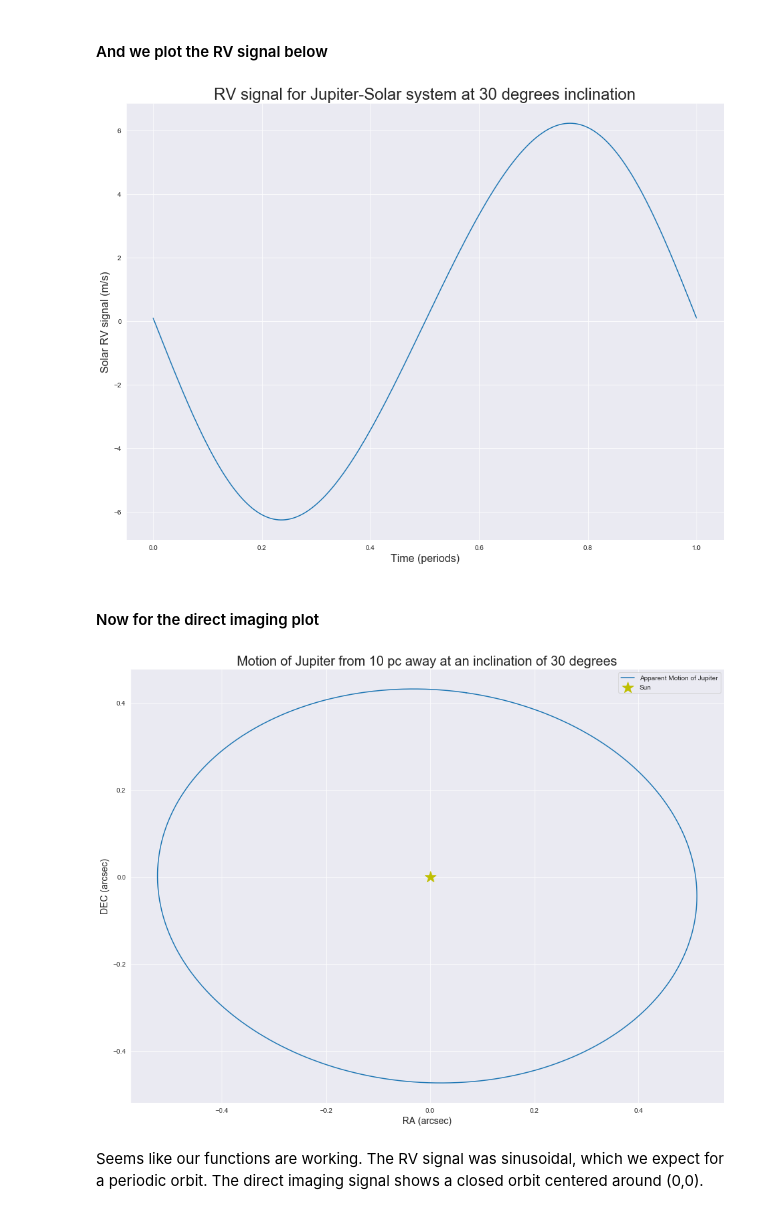
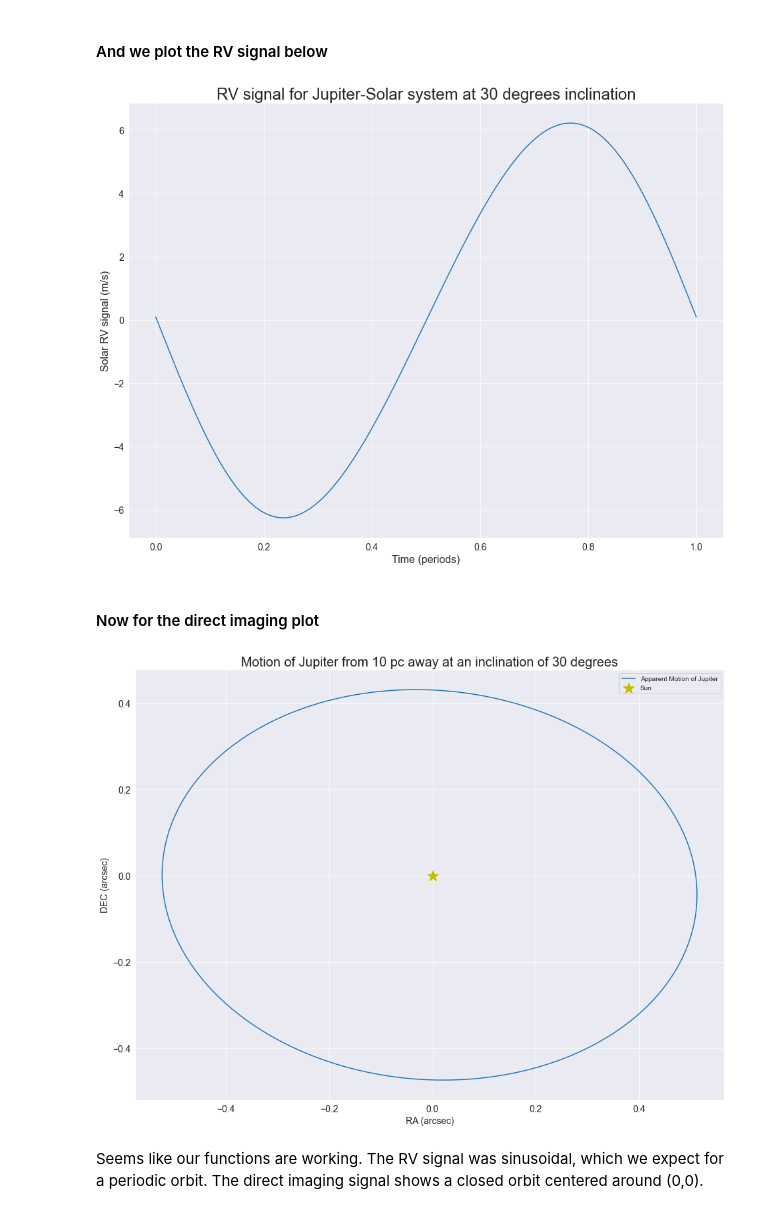
Before and after one commit to m4ese/astroResearchMethods, a Jupyter notebook: FinalProject.ipynb, the cells around one changed output. Saved outputs shown, nothing was run; the diff lists cells and outputs as text; code cells hidden in the pictures.

```diff
--- a/FinalProject.ipynb
+++ b/FinalProject.ipynb
@@ -493,32 +493,40 @@ ras_decs_jup = (ras_decs_jup*un.rad).to(un.arcsec)
 # %%
 sns.set_style('darkgrid')
 fig = plt.figure(figsize = (16,12))
+ax = fig.add_subplot()
+
 plt.plot(t/P,v_primes)
 
-plt.xlabel('Time (periods)',fontsize = 16)
-plt.ylabel('Solar RV signal (m/s)',fontsize = 16)
-plt.title('RV signal for Jupiter-Solar system at 30 degrees inclination',fontsize = 24)
+ax.set_xlabel('Time (periods)',fontsize = 16)
+ax.set_ylabel('Solar RV signal (m/s)',fontsize = 16)
+ax.set_title('RV signal for Jupiter-Solar system at 30 degrees inclination',fontsize = 24)
+
+plt.xticks(fontsize = 14)
+plt.yticks(fontsize = 14)
 
 plt.show()
 # %% [output]
-[figure, old version]
+[figure, new version]
 # %% [markdown]
 #### Now for the direct imaging plot
 # %%
 fig = plt.figure(figsize = (16,12))
 
 plt.plot(ras_decs_jup[:,0],ras_decs_jup[:,1],label='Apparent Motion of Jupiter')
 plt.scatter(0,0,marker = '*',s = 300,color = 'y',label ='Sun')
 
 plt.xlabel('RA (arcsec)',fontsize = 14)
 plt.ylabel('DEC (arcsec)',fontsize = 14)
 
 plt.title('Motion of Jupiter from 10 pc away at an inclination of 30 degrees',fontsize = 20)
 
+plt.xticks(fontsize = 14)
+plt.yticks(fontsize = 14)
+
 plt.legend()
 plt.show()
 # %% [output]
-[figure, old version]
+[figure, new version]
 # %% [markdown]
 Seems like our functions are working. The RV signal was sinusoidal, which we expect for a periodic orbit. The direct imaging signal shows a closed orbit centered around (0,0).
 # %% [markdown]
```
Also changed, not shown: parts of 2 cells of this notebook.
